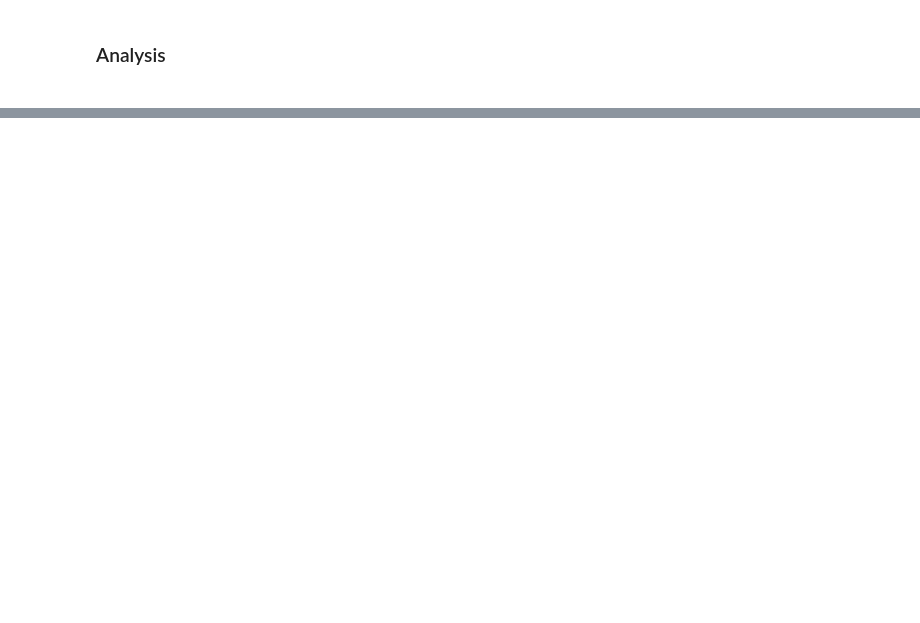
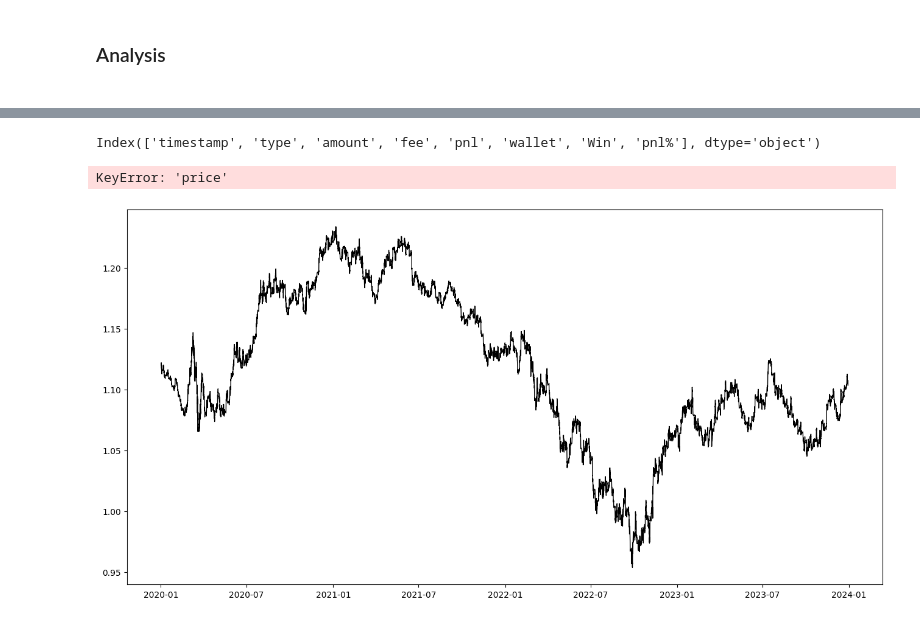
Before and after one commit to Kiggundug1/backtesting, a Jupyter notebook: backtesting_template.ipynb, the cells around one changed output, grey strips where cells are left out. Cells and saved outputs as stored; diff of their text form; code cells hidden in the pictures; blank space fills up the shorter version.

```diff
--- a/backtesting_template.ipynb
+++ b/backtesting_template.ipynb
@@ -591,0 +626,52 @@ print(f" > Average: {avg_fee} {name_quote} \n")
+# %%
+import pandas as pd
+
+# If you already have 'orders' as a DataFrame, skip this step.
+# Otherwise, reconstruct it from your backtest results as shown below:
+# orders = pd.json_normalize(backtest_orders, sep='_')
+
+# Extract entry and exit points
+entry_types = ['long entry', 'short entry']
+exit_types = ['long exit', 'long tp', 'long sl', 'short exit', 'short tp', 'short sl']
+
+entries = orders[orders['type'].isin(entry_types)].copy()
+exits = orders[orders['type'].isin(exit_types)].copy()
+
+# For plotting, get the timestamp and price for each entry/exit
+entries['timestamp'] = pd.to_datetime(entries['timestamp'])
+exits['timestamp'] = pd.to_datetime(exits['timestamp'])
+
+long_entries = entries[entries['type'] == 'long entry']
+short_entries = entries[entries['type'] == 'short entry']
+
+long_exits = exits[exits['type'].str.startswith('long')]
+short_exits = exits[exits['type'].str.startswith('short')]
+# %%
+print(orders.columns)
+# %% [output]
+Index(['timestamp', 'type', 'amount', 'fee', 'pnl', 'wallet', 'Win', 'pnl%'], dtype='object')
+# %%
+import matplotlib.pyplot as plt
+
+plt.figure(figsize=(16, 8))
+plt.plot(data['timestamp'], data['close'], label='Close Price', color='black', linewidth=1)
+
+# Plot long entries (buys)
+plt.scatter(long_entries['timestamp'], long_entries['price'], marker='^', color='green', label='Long Entry', s=80, zorder=3)
+
+# Plot short entries (sells)
+plt.scatter(short_entries['timestamp'], short_entries['price'], marker='v', color='red', label='Short Entry', s=80, zorder=3)
+
+# Plot exits (all types)
+plt.scatter(exits['timestamp'], exits['price'], marker='o', color='blue', label='Exit', s=60, zorder=2, alpha=0.7)
+
+plt.title('Trade Entries and Exits on Price Chart', fontsize=18)
+plt.xlabel('Timestamp', fontsize=14)
+plt.ylabel('Price', fontsize=14)
+plt.legend(fontsize=12)
+plt.grid(True)
+plt.tight_layout()
+plt.show()
+# %% [output]
+KeyError: 'price'
+[figure, added]
```
Also changed, not shown: parts of 3 cells of this notebook.
